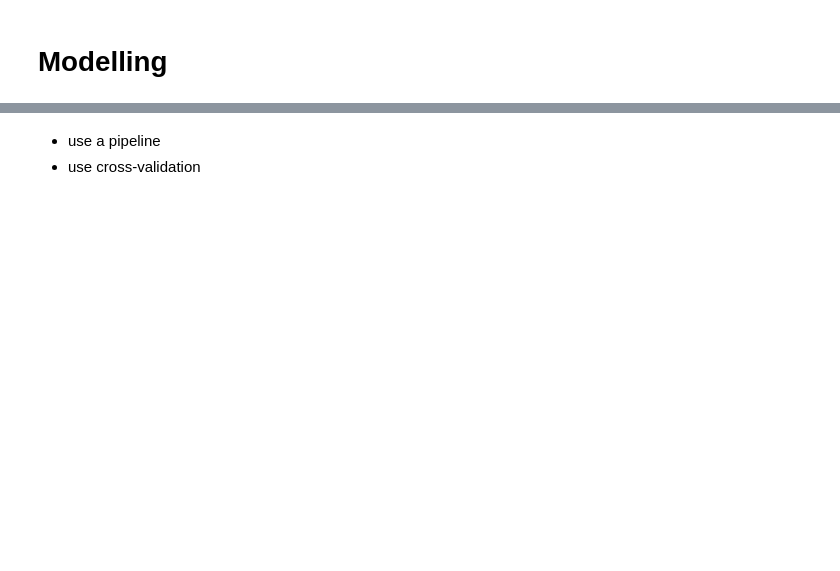
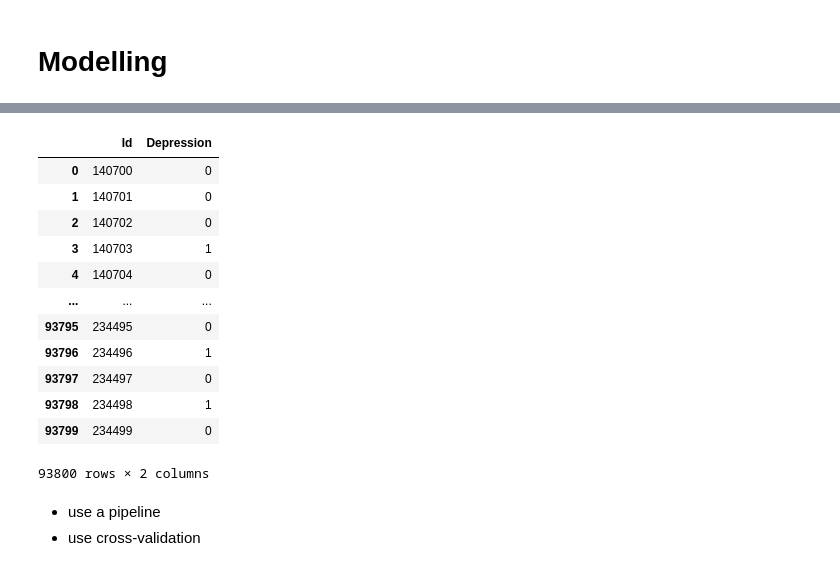
Before and after one commit to Joehmyers/mental-health-classification-experiment, a Jupyter notebook: kaggle_mental_health_competition.ipynb, the cells around one changed output, grey strips where cells are left out. Saved outputs shown, nothing was run; the diff lists cells and outputs as text; code cells hidden in the pictures; blank space fills up the shorter version.

```diff
--- a/kaggle_mental_health_competition.ipynb
+++ b/kaggle_mental_health_competition.ipynb
@@ -885,3 +883,19 @@ KeyboardInterrupt:
+# %%
+submission_df
+# %% [output]
+|  | Id | Depression |
+| 0 | 140700 | 0 |
+| 1 | 140701 | 0 |
+| 2 | 140702 | 0 |
+| 3 | 140703 | 1 |
+| 4 | 140704 | 0 |
+| ... | ... | ... |
+| 93795 | 234495 | 0 |
+| 93796 | 234496 | 1 |
+| 93797 | 234497 | 0 |
+| 93798 | 234498 | 1 |
+| 93799 | 234499 | 0 |
+93800 rows × 2 columns
 # %% [markdown]
 - use a pipeline
 - use cross-validation
```
Also changed, not shown: parts of 18 cells of this notebook, 1 other file.
